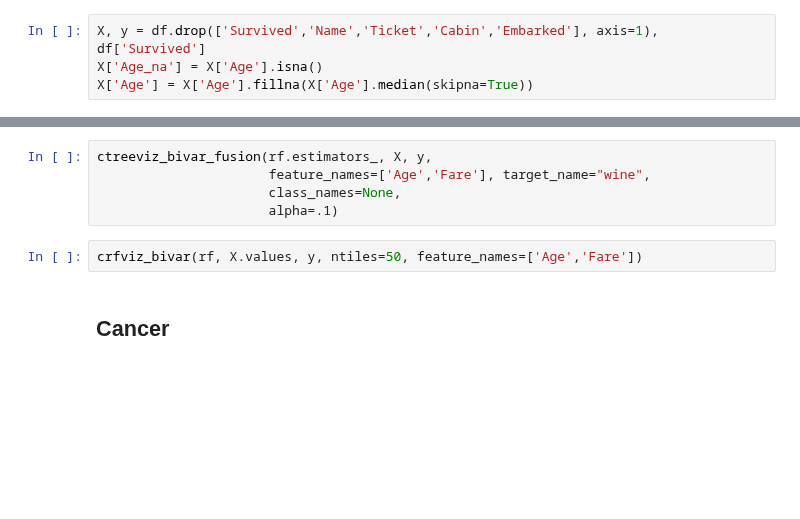
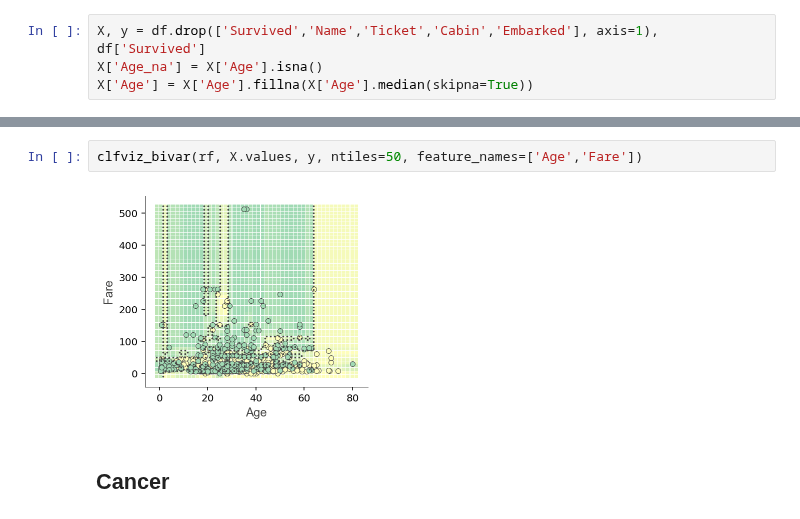
Before and after one commit to parrt/dtreeviz, a Jupyter notebook: notebooks/classifier-decision-boundaries.ipynb, the cells around one changed output, grey strips where cells are left out. Cells and saved outputs as stored; diff of their text form; blank space fills up the shorter version.

```diff
--- a/notebooks/classifier-decision-boundaries.ipynb
+++ b/notebooks/classifier-decision-boundaries.ipynb
@@ -117,10 +143,7 @@ rf.fit(X, y)
 # %%
-ctreeviz_bivar_fusion(rf.estimators_, X, y,
-                      feature_names=['Age','Fare'], target_name="wine",
-                      class_names=None,
-                      alpha=.1)
+clfviz_bivar(rf, X.values, y, ntiles=50, feature_names=['Age','Fare'])
+# %% [output]
+[figure, added]
-# %%
-crfviz_bivar(rf, X.values, y, ntiles=50, feature_names=['Age','Fare'])
 # %% [markdown]
 ## Cancer
 # %%
```
Also changed, not shown: parts of 15 cells of this notebook, 1 other file.
